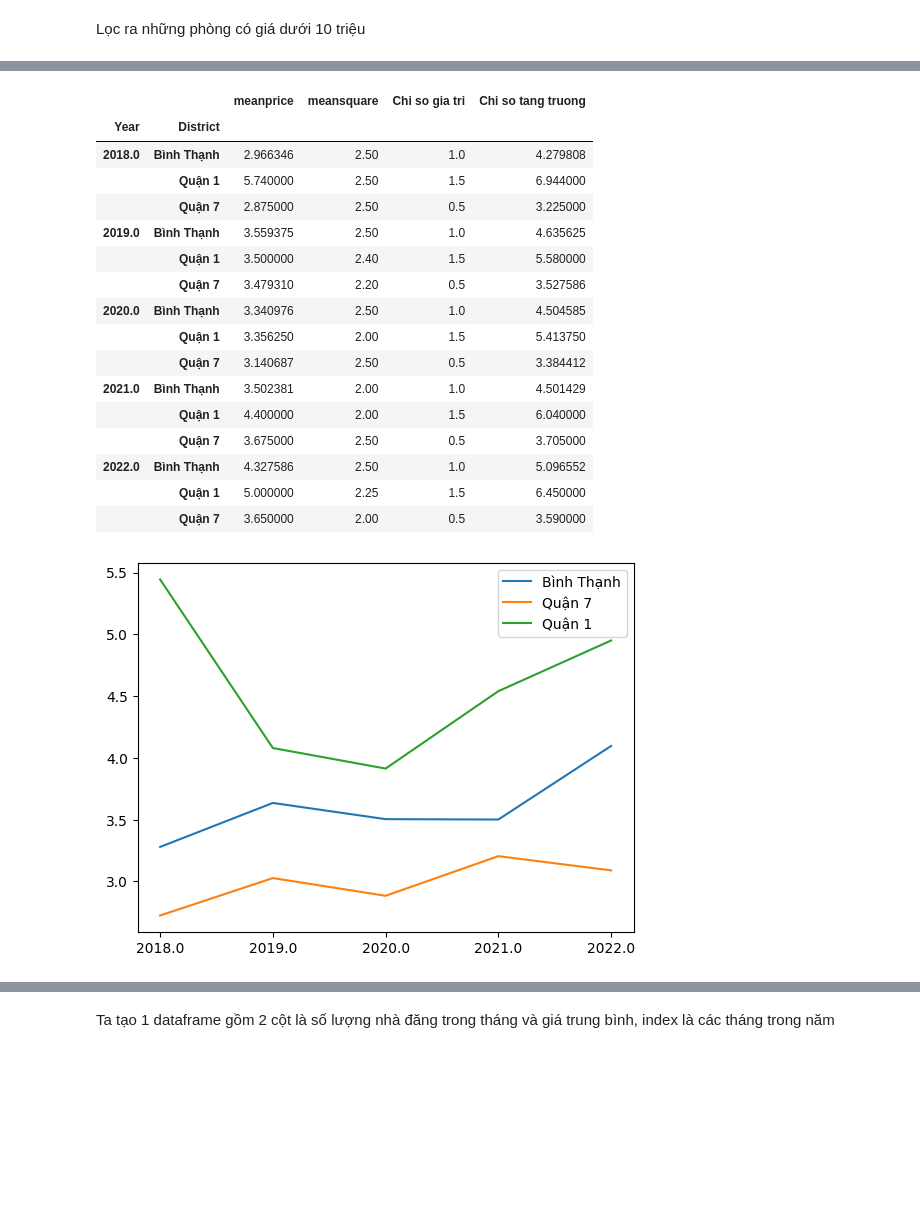
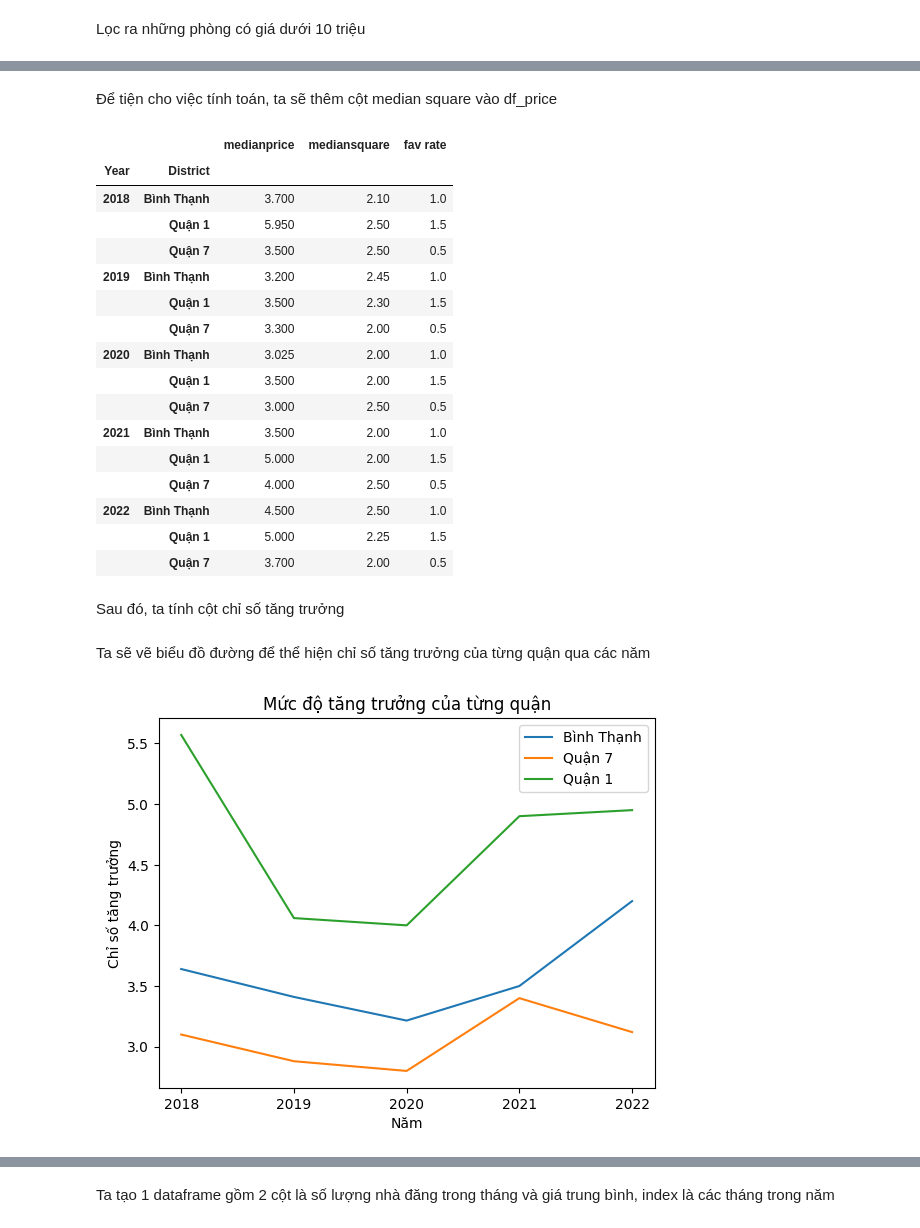
Before and after one commit to flyboy13/NM-KHDL, a Jupyter notebook: project_code/traloicauhoi.ipynb, the cells around one changed output, grey strips where cells are left out. Drawn from its saved outputs; the diff is of its cells as text; code cells hidden in the pictures; blank space fills up the shorter version.

```diff
--- a/project_code/traloicauhoi.ipynb
+++ b/project_code/traloicauhoi.ipynb
@@ -127,6 +159,6 @@ plt.show()
 # %%
 df_square = df_q1_bt_q7.groupby(['Year','District'])['Square(m²)'].agg(['median'])
 df_square['median'] = df_square['median']/10
-df_square.rename(columns = {'median': 'meansquare'},inplace = True)
+df_square.rename(columns = {'median': 'mediansquare'},inplace = True)
 df_square
 # %% [output]
@@ -148,30 +180,36 @@ df_square
 |  | Quận 1 | 2.25 |
 |  | Quận 7 | 2.00 |
+# %% [markdown]
+Để tiện cho việc tính toán, ta sẽ thêm cột median square vào df_price
 # %%
-df_price['meansquare'] = df_square['meansquare']
+df_price['mediansquare'] = df_square['mediansquare']
 # %%
-df_price['Chi so gia tri'] = [1,1.5,0.5] * 5
+df_price['fav rate'] = [1,1.5,0.5] * 5
 df_price
 # %% [output]
-|  |  | meanprice | meansquare | Chi so gia tri | Chi so tang truong |
-| Year | District |  |  |  |  |
-| 2018.0 | Bình Thạnh | 2.966346 | 2.50 | 1.0 | 4.279808 |
-|  | Quận 1 | 5.740000 | 2.50 | 1.5 | 6.944000 |
-|  | Quận 7 | 2.875000 | 2.50 | 0.5 | 3.225000 |
-| 2019.0 | Bình Thạnh | 3.559375 | 2.50 | 1.0 | 4.635625 |
-|  | Quận 1 | 3.500000 | 2.40 | 1.5 | 5.580000 |
-|  | Quận 7 | 3.479310 | 2.20 | 0.5 | 3.527586 |
-| 2020.0 | Bình Thạnh | 3.340976 | 2.50 | 1.0 | 4.504585 |
-|  | Quận 1 | 3.356250 | 2.00 | 1.5 | 5.413750 |
-|  | Quận 7 | 3.140687 | 2.50 | 0.5 | 3.384412 |
-| 2021.0 | Bình Thạnh | 3.502381 | 2.00 | 1.0 | 4.501429 |
-|  | Quận 1 | 4.400000 | 2.00 | 1.5 | 6.040000 |
-|  | Quận 7 | 3.675000 | 2.50 | 0.5 | 3.705000 |
-| 2022.0 | Bình Thạnh | 4.327586 | 2.50 | 1.0 | 5.096552 |
-|  | Quận 1 | 5.000000 | 2.25 | 1.5 | 6.450000 |
-|  | Quận 7 | 3.650000 | 2.00 | 0.5 | 3.590000 |
+|  |  | medianprice | mediansquare | fav rate |
+| Year | District |  |  |  |
+| 2018 | Bình Thạnh | 3.700 | 2.10 | 1.0 |
+|  | Quận 1 | 5.950 | 2.50 | 1.5 |
+|  | Quận 7 | 3.500 | 2.50 | 0.5 |
+| 2019 | Bình Thạnh | 3.200 | 2.45 | 1.0 |
+|  | Quận 1 | 3.500 | 2.30 | 1.5 |
+|  | Quận 7 | 3.300 | 2.00 | 0.5 |
+| 2020 | Bình Thạnh | 3.025 | 2.00 | 1.0 |
+|  | Quận 1 | 3.500 | 2.00 | 1.5 |
+|  | Quận 7 | 3.000 | 2.50 | 0.5 |
+| 2021 | Bình Thạnh | 3.500 | 2.00 | 1.0 |
+|  | Quận 1 | 5.000 | 2.00 | 1.5 |
+|  | Quận 7 | 4.000 | 2.50 | 0.5 |
+| 2022 | Bình Thạnh | 4.500 | 2.50 | 1.0 |
+|  | Quận 1 | 5.000 | 2.25 | 1.5 |
+|  | Quận 7 | 3.700 | 2.00 | 0.5 |
+# %% [markdown]
+Sau đó, ta tính cột chỉ số tăng trưởng
 # %%
-df_price['Chi so tang truong'] = df_price['meanprice']*0.6 + df_price['meansquare']*0.2 + df_price['Chi so gia tri']
+df_price['growth rate'] = df_price['medianprice']*0.6 + df_price['mediansquare']*0.2 + df_price['fav rate']
+# %% [markdown]
+Ta sẽ vẽ biểu đồ đường để thể hiện chỉ số tăng trưởng của từng quận qua các năm
 # %%
 bt = df_price.query('District == "Bình Thạnh"').reset_index()
 td = df_price.query('District == "Quận 7"').reset_index()
@@ -179,12 +217,15 @@ q1 = df_price.query('District == "Quận 1"').reset_index()
 # %%
 bt['Year'] = bt['Year'].astype(str)
 td['Year'] = td['Year'].astype(str)
 q1['Year'] = q1['Year'].astype(str)
-plt.plot(bt['Year'],bt['Chi so tang truong'],label = 'Bình Thạnh')
-plt.plot(td['Year'],td['Chi so tang truong'],label = 'Quận 7')
-plt.plot(q1['Year'],q1['Chi so tang truong'],label = 'Quận 1')
+plt.plot(bt['Year'],bt['growth rate'],label = 'Bình Thạnh')
+plt.plot(td['Year'],td['growth rate'],label = 'Quận 7')
+plt.plot(q1['Year'],q1['growth rate'],label = 'Quận 1')
+plt.xlabel('Năm')
+plt.ylabel('Chỉ số tăng trưởng')
+plt.title('Mức độ tăng trưởng của từng quận')
 plt.legend()
 plt.show()
 # %% [output]
-[figure, old version]
+[figure, new version]
 # %% [markdown]
```
Also changed, not shown: parts of 45 cells of this notebook.
